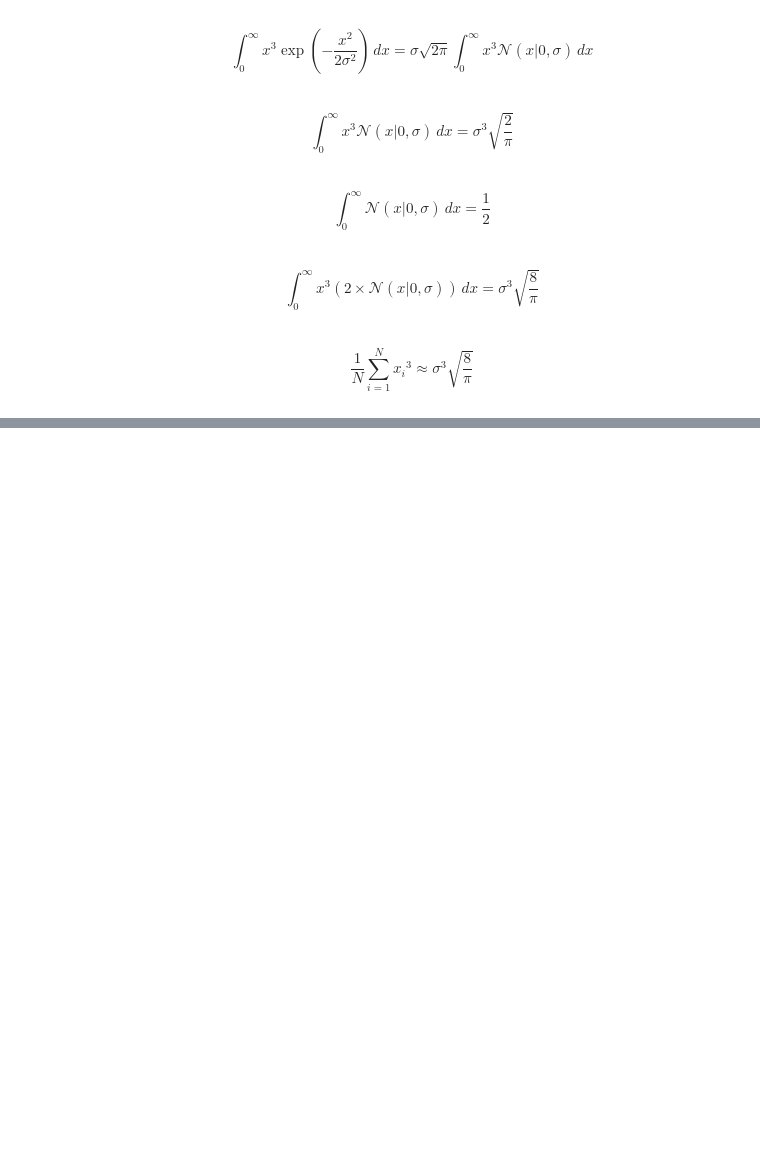
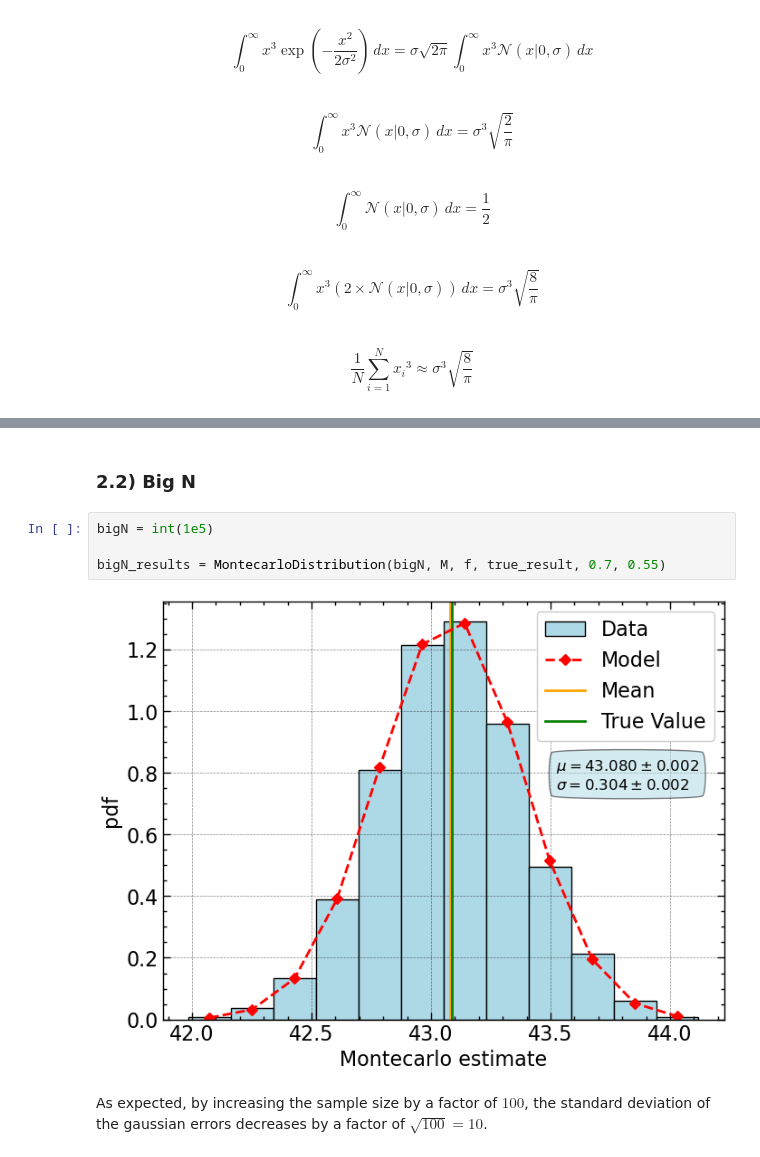
Before and after one commit to M-Bianchi/astrostatistics_bicocca_2024, a Jupyter notebook: working/W03_Montecarlo.ipynb, the cells around one changed output, grey strips where cells are left out. Drawn from its saved outputs; the diff is of its cells as text; blank space fills up the shorter version.

```diff
--- a/working/W03_Montecarlo.ipynb
+++ b/working/W03_Montecarlo.ipynb
@@ -46,0 +138,10 @@ result
+# %% [markdown]
+### 2.2) Big N
+# %%
+bigN = int(1e5)
+
+bigN_results = MontecarloDistribution(bigN, M, f, true_result, 0.7, 0.55)
+# %% [output]
+[figure, added]
+# %% [markdown]
+As expected, by increasing the sample size by a factor of $100$, the standard deviation of the gaussian errors decreases by a factor of $\sqrt{100}=10$.
```
Also changed, not shown: parts of 18 cells of this notebook, 1 other file.
